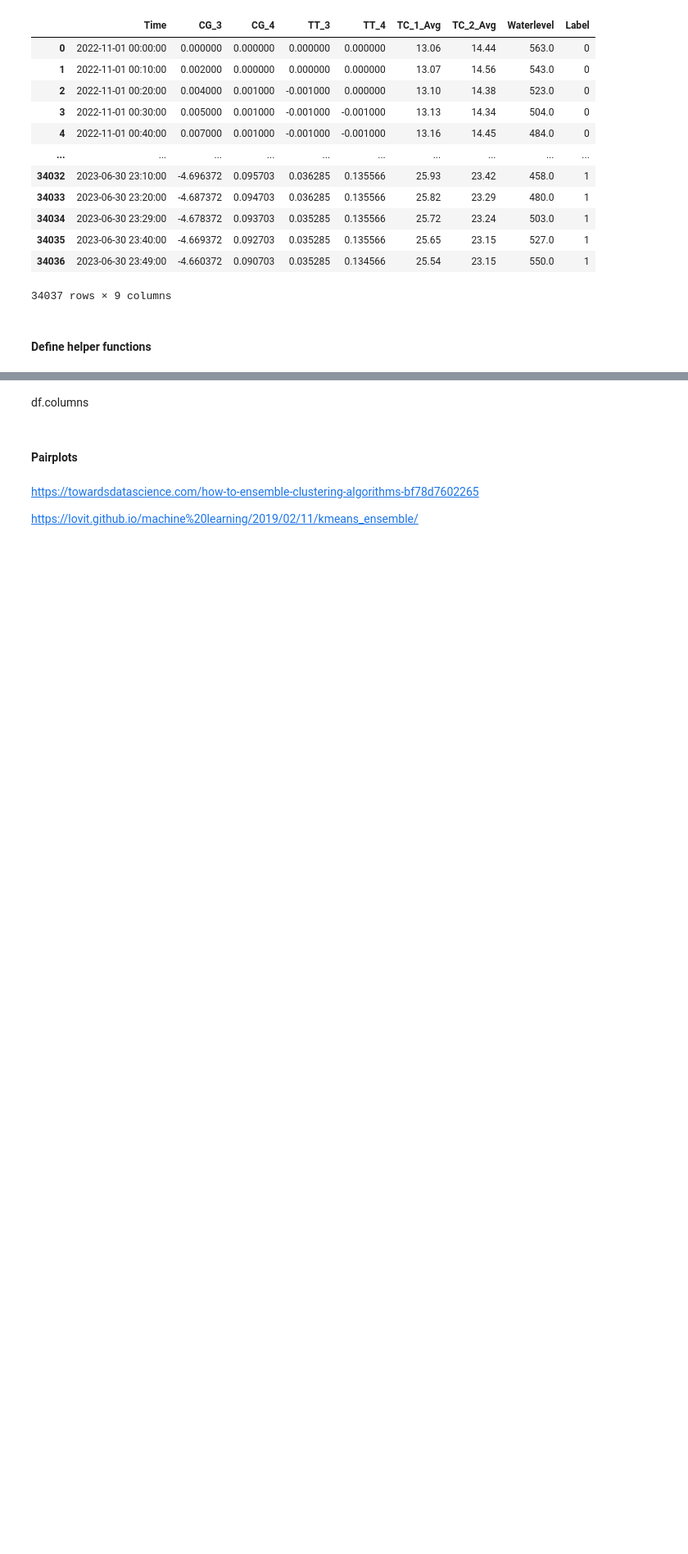
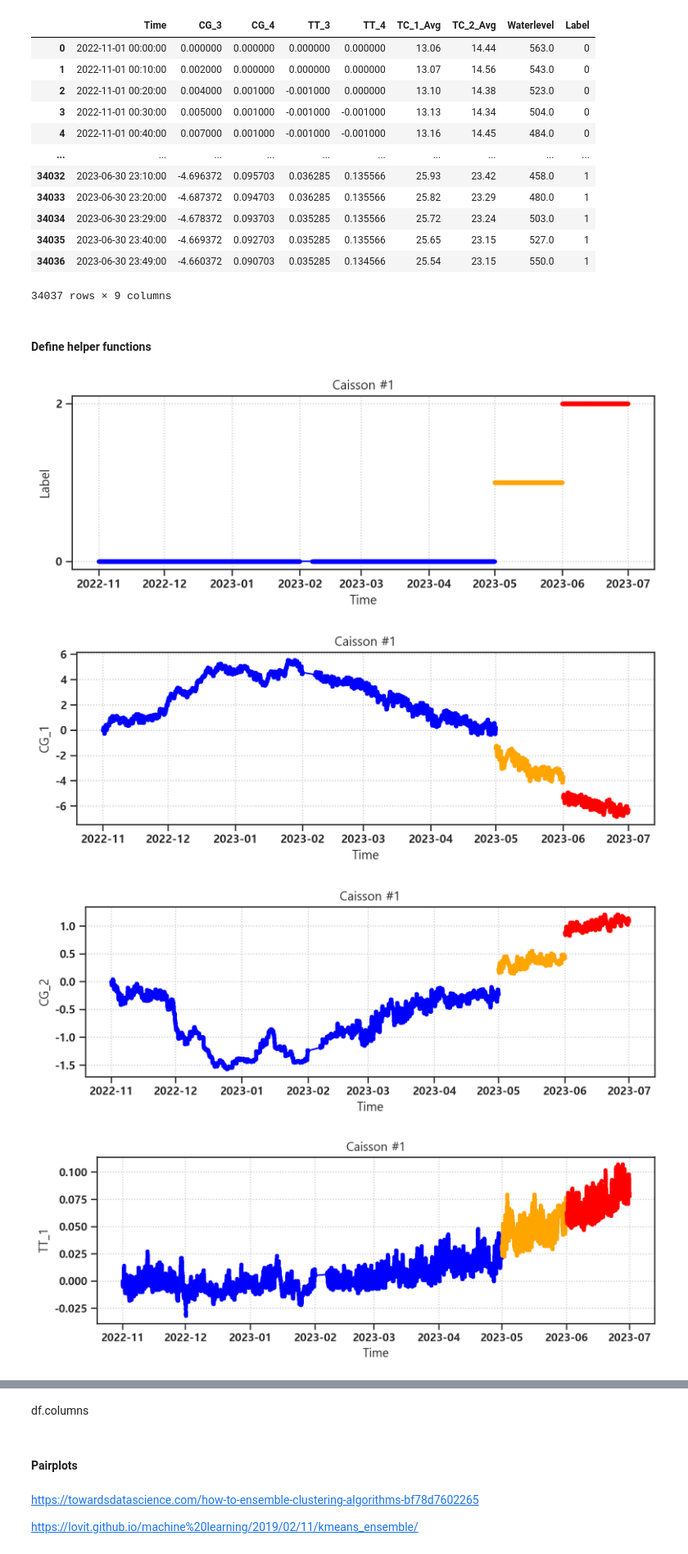
Before and after one commit to seungsab/Robust_Outlier_detection, a Jupyter notebook: 20230712_인천항_데이터_항만인프라/Step1_Expoloratory_Data_Analysis_Incheon_porTinfra.ipynb, the cells around one changed output, grey strips where cells are left out. Shown at 82% size. Saved outputs shown, nothing was run; the diff lists cells and outputs as text; code cells hidden in the pictures; blank space fills up the shorter version.

```diff
--- a/20230712_인천항_데이터_항만인프라/Step1_Expoloratory_Data_Analysis_Incheon_porTinfra.ipynb
+++ b/20230712_인천항_데이터_항만인프라/Step1_Expoloratory_Data_Analysis_Incheon_porTinfra.ipynb
@@ -184,9 +183,21 @@ def show_scatter_plots_data(df, col_interest, df_interest = None):
 # %%
 # Define structure of interest
 df_interest = df1
 
 # Plot label information
 plot_data_labels(df_interest)
 
 # Plot measurements over time
 show_lineplots_data(df_interest)
+
+# # Extract indices for normal & abnormals
+# df_ind = find_indices_labels(df_interest)
+
+# Plot scatterplots
+col_interest = ['Label', 'CG_1', 'CG_2']
+show_scatter_plots_data(df_interest, col_interest, df_interest = find_indices_labels(df_interest))
+# %% [output]
+[figure, added]
+[figure, added]
+[figure, added]
+[figure, added]
```
Also changed, not shown: parts of 3 cells of this notebook, 25 other files.
